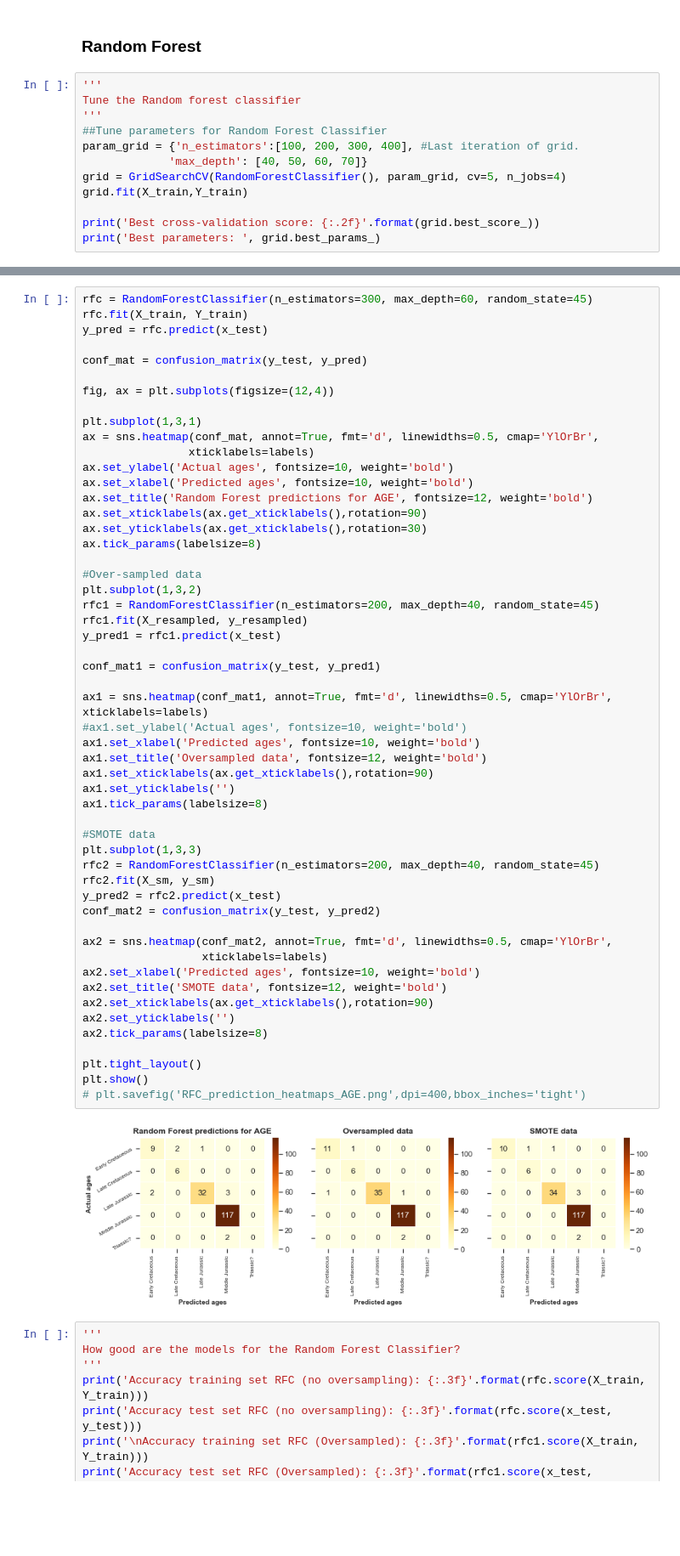
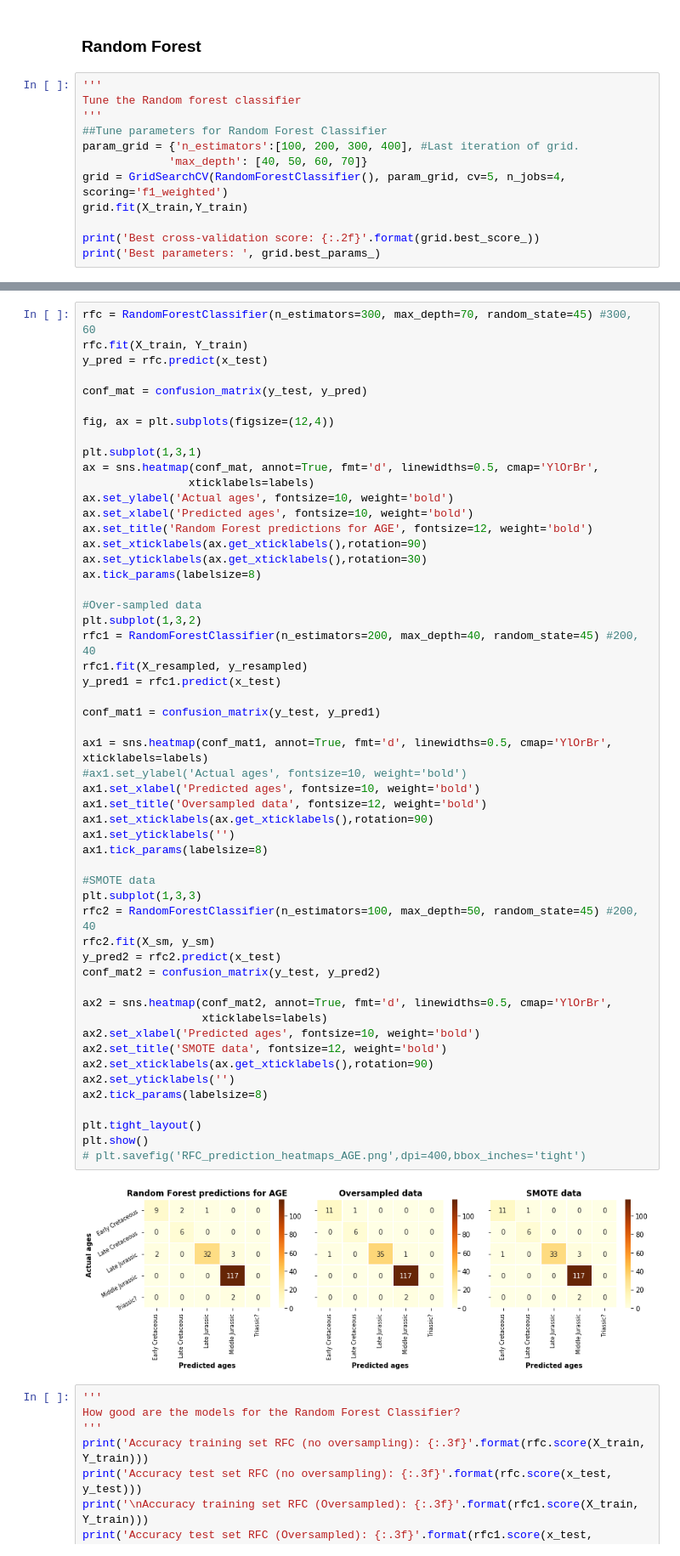
Before and after one commit to b3py0/Capstone-projects, a Jupyter notebook: Volve_final_capstone.ipynb, the cells around one changed output, grey strips where cells are left out. Shown at 85% size. Cells and saved outputs as stored; diff of their text form; blank space fills up the shorter version.

```diff
--- a/Volve_final_capstone.ipynb
+++ b/Volve_final_capstone.ipynb
@@ -2037,7 +2075,7 @@ Tune the Random forest classifier
 ##Tune parameters for Random Forest Classifier
 param_grid = {'n_estimators':[100, 200, 300, 400], #Last iteration of grid.
              'max_depth': [40, 50, 60, 70]}
-grid = GridSearchCV(RandomForestClassifier(), param_grid, cv=5, n_jobs=4)
+grid = GridSearchCV(RandomForestClassifier(), param_grid, cv=5, n_jobs=4, scoring='f1_weighted')
 grid.fit(X_train,Y_train)
 
 print('Best cross-validation score: {:.2f}'.format(grid.best_score_))
@@ -2066,5 +2104,5 @@ Best parameters:  {'n_estimators': 200, 'max_depth': 40}
 # %%
-rfc = RandomForestClassifier(n_estimators=300, max_depth=60, random_state=45)
+rfc = RandomForestClassifier(n_estimators=300, max_depth=70, random_state=45) #300, 60
 rfc.fit(X_train, Y_train)
 y_pred = rfc.predict(x_test)
 
@@ -2084,40 +2122,40 @@ ax.tick_params(labelsize=8)
 
 #Over-sampled data
 plt.subplot(1,3,2)
-rfc1 = RandomForestClassifier(n_estimators=200, max_depth=40, random_state=45)
+rfc1 = RandomForestClassifier(n_estimators=200, max_depth=40, random_state=45) #200, 40
 rfc1.fit(X_resampled, y_resampled)
 y_pred1 = rfc1.predict(x_test)
 
 conf_mat1 = confusion_matrix(y_test, y_pred1)
 
 ax1 = sns.heatmap(conf_mat1, annot=True, fmt='d', linewidths=0.5, cmap='YlOrBr', xticklabels=labels)
 #ax1.set_ylabel('Actual ages', fontsize=10, weight='bold')
 ax1.set_xlabel('Predicted ages', fontsize=10, weight='bold')
 ax1.set_title('Oversampled data', fontsize=12, weight='bold')
 ax1.set_xticklabels(ax.get_xticklabels(),rotation=90)
 ax1.set_yticklabels('')
 ax1.tick_params(labelsize=8)
 
 #SMOTE data
 plt.subplot(1,3,3)
-rfc2 = RandomForestClassifier(n_estimators=200, max_depth=40, random_state=45)
+rfc2 = RandomForestClassifier(n_estimators=100, max_depth=50, random_state=45) #200, 40
 rfc2.fit(X_sm, y_sm)
 y_pred2 = rfc2.predict(x_test)
 conf_mat2 = confusion_matrix(y_test, y_pred2)
 
 ax2 = sns.heatmap(conf_mat2, annot=True, fmt='d', linewidths=0.5, cmap='YlOrBr',
                   xticklabels=labels)
 ax2.set_xlabel('Predicted ages', fontsize=10, weight='bold')
 ax2.set_title('SMOTE data', fontsize=12, weight='bold')
 ax2.set_xticklabels(ax.get_xticklabels(),rotation=90)
 ax2.set_yticklabels('')
 ax2.tick_params(labelsize=8)
 
 plt.tight_layout()
 plt.show()
 # plt.savefig('RFC_prediction_heatmaps_AGE.png',dpi=400,bbox_inches='tight')
 # %% [output]
-[figure, old version]
+[figure, new version]
 # %%
 '''
 How good are the models for the Random Forest Classifier?
```
Also changed, not shown: parts of 48 cells of this notebook.
